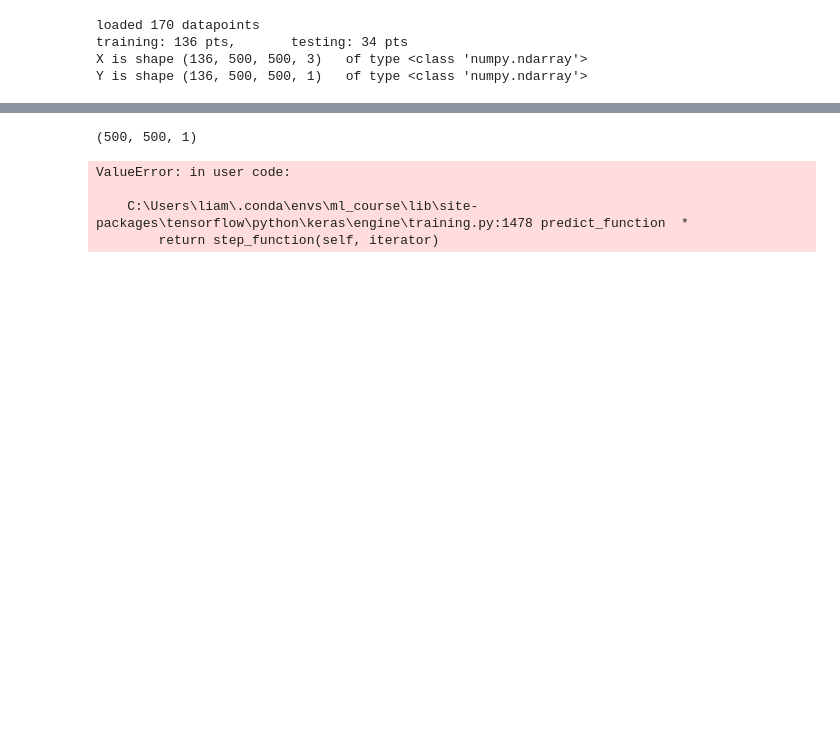
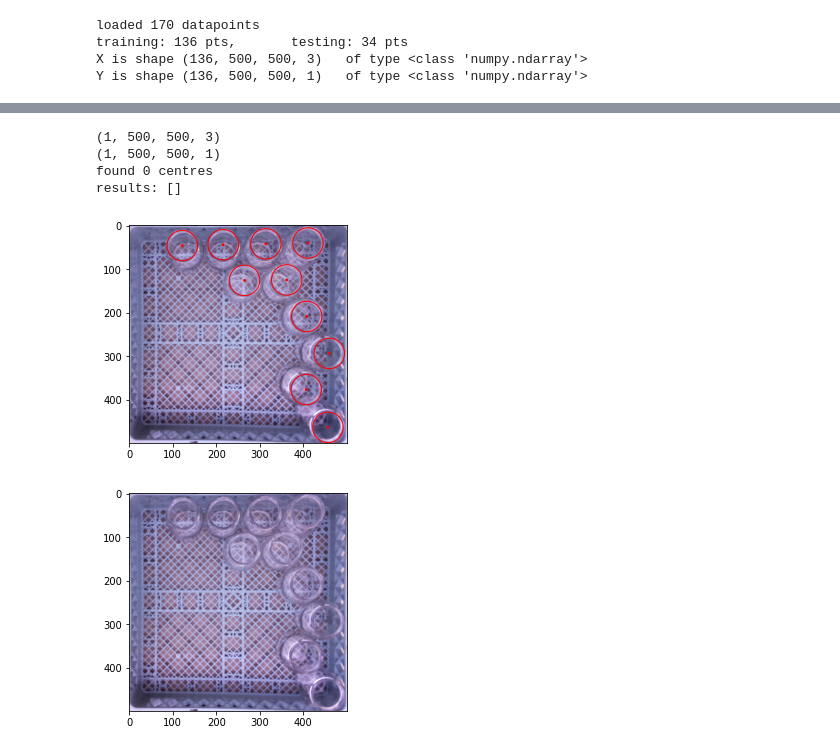
Before and after one commit to LiamAkkerman/Jar-Vision-System, a Jupyter notebook: desktop/main.ipynb, the cells around one changed output, grey strips where cells are left out. Cells and saved outputs as stored; diff of their text form; code cells hidden in the pictures; blank space fills up the shorter version.

```diff
--- a/desktop/main.ipynb
+++ b/desktop/main.ipynb
@@ -93,9 +131,9 @@ model = keras.Sequential([
 
 model.compile(optimizer='adam',
             loss='sparse_categorical_crossentropy',
-            metrics=['accuracy'])
+            metrics=[keras.metrics.Recall()])
 
-hist = model.fit(x=x_train, y=y_train, epochs=3)
+hist = model.fit(x=x_train, y=y_train, epochs=5)
 loss, acc = model.evaluate(x=x_test, y=y_test)
 
 print('test accuracy:', acc)
@@ -112,22 +154,31 @@ test accuracy: 0.9967212677001953
 test loss: 0.0
-# %%
-rand_image = choice(list(zip(x_test, y_test)))
-
-print(rand_image[0].shape)
-print(rand_image[1].shape)
-
-plt.figure()
-plt.imshow(rand_image[0])
-
-test_result = model.predict(rand_image[0])
-plt.figure()
-plt.plot(rand_image[1])
-# %% [output]
-(500, 500, 1)
-ValueError: in user code:
-
-    C:\Users\liam\.conda\envs\ml_course\lib\site-packages\tensorflow\python\keras\engine\training.py:1478 predict_function  *
-        return step_function(self, iterator)
+# %%
+rand_image = choice(list(zip(x_test, y_test)))
+
+rand_input = np.reshape(rand_image[0], (1, *rand_image[0].shape))
+rand_output = np.reshape(rand_image[1], (1, *rand_image[1].shape))
+print(rand_input.shape)
+print(rand_output.shape)
+
+fig, ax = plt.subplots()
+plt.imshow(rand_image[0])
+overlay_centres(image_to_coords(rand_image[1]), ax)
+
+
+test_result = model.predict(rand_input)
+print('found', np.count_nonzero(test_result), 'centres')
+test_coords = image_to_coords(test_result)
+print('results:', test_coords)
+fig, ax = plt.subplots()
+plt.imshow(rand_image[0])
+overlay_centres(test_coords, ax)
+# %% [output]
+(1, 500, 500, 3)
+(1, 500, 500, 1)
+found 0 centres
+results: []
+[figure, added]
+[figure, added]
 # %%
 # convert and save model
 
```
Also changed, not shown: parts of 8 cells of this notebook.
